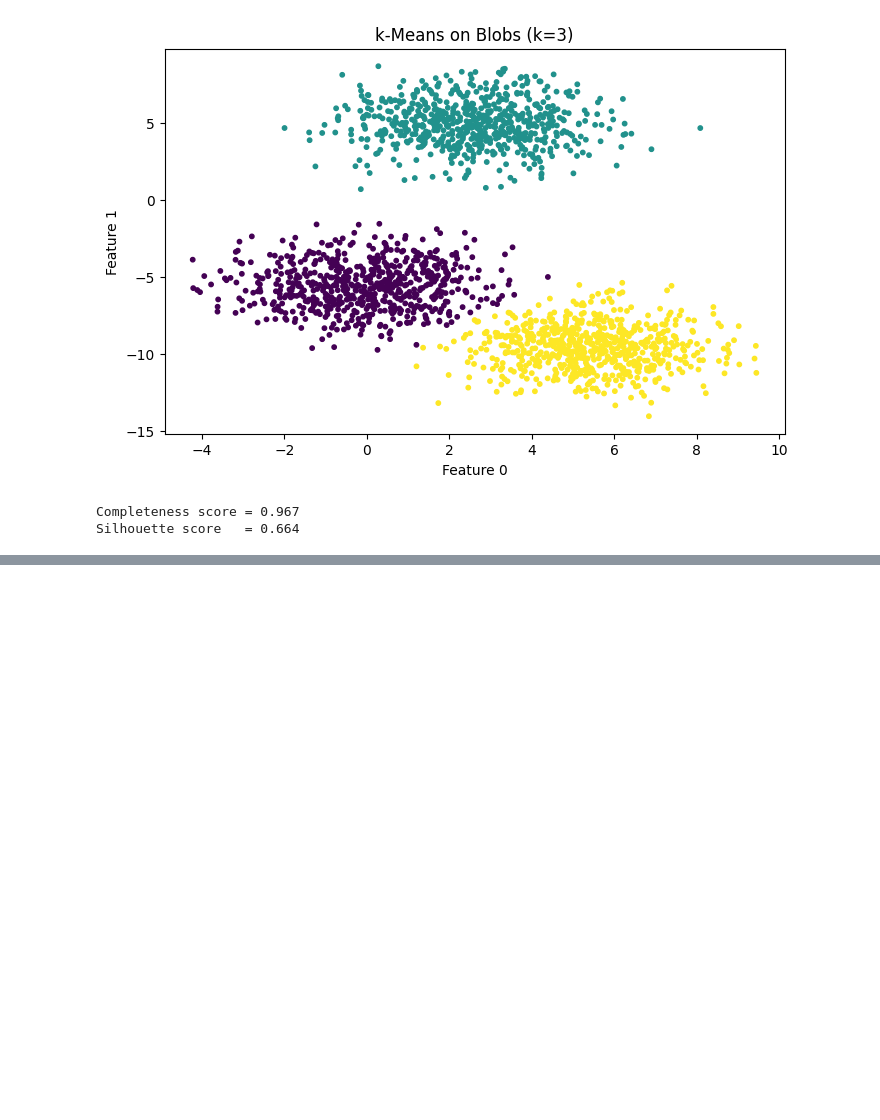
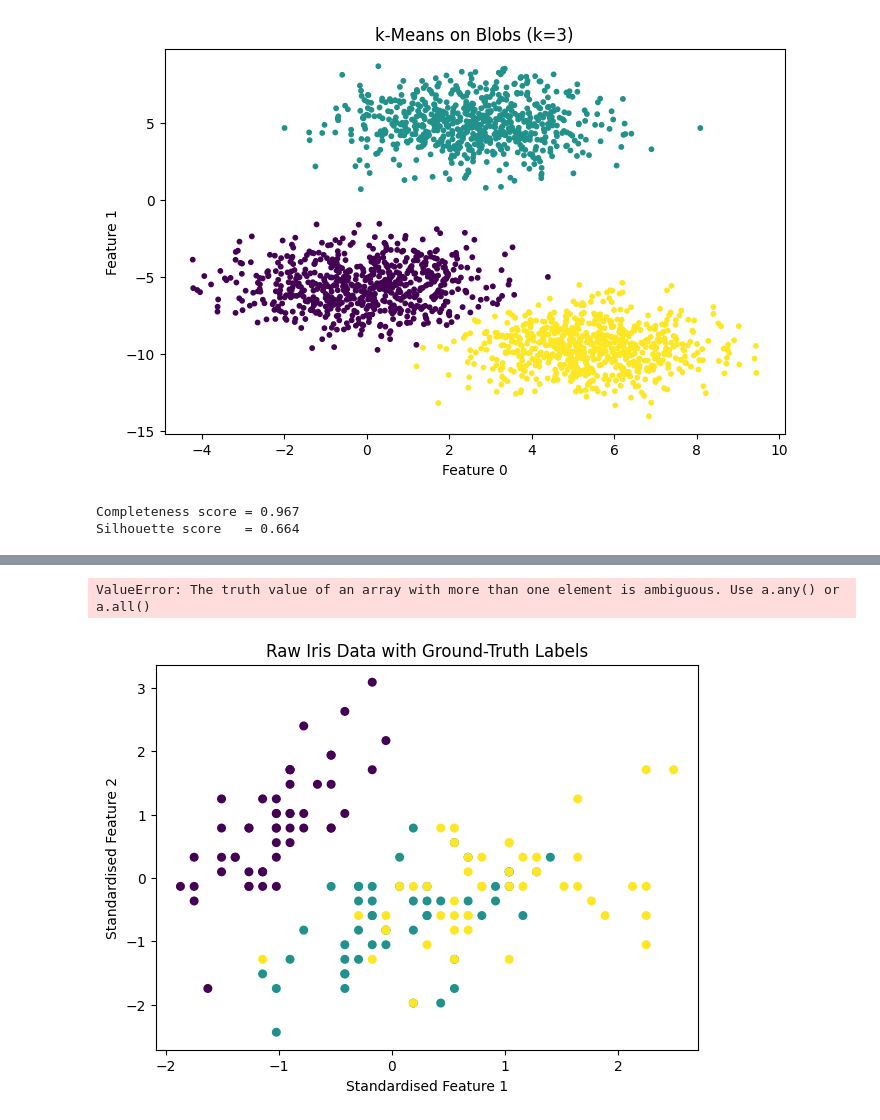
Before and after one commit to sagihaider/ce888, a Jupyter notebook: Week03/Lecture/lec3.ipynb, the cells around one changed output, grey strips where cells are left out. Drawn from its saved outputs; the diff is of its cells as text; code cells hidden in the pictures; blank space fills up the shorter version.

```diff
--- a/Week03/Lecture/lec3.ipynb
+++ b/Week03/Lecture/lec3.ipynb
@@ -67,0 +224,39 @@ Silhouette score   = 0.664
+# %%
+import matplotlib.pyplot as plt
+from sklearn.datasets import load_iris
+from sklearn.preprocessing import StandardScaler
+
+# Load Iris data
+iris = load_iris()
+X = iris.data
+y = iris.target
+target_names = iris.target_names
+
+# Standardise features
+X_std = StandardScaler().fit_transform(X)
+
+# Plot raw data (first two features) with true labels
+plt.figure(figsize=(7, 5))
+scatter = plt.scatter(
+    X_std[:, 0],
+    X_std[:, 1],
+    c=y,
+    s=30
+)
+
+plt.xlabel("Standardised Feature 1")
+plt.ylabel("Standardised Feature 2")
+plt.title("Raw Iris Data with Ground-Truth Labels")
+
+# Legend
+plt.legend(
+    handles=scatter.legend_elements()[0],
+    labels=target_names,
+    title="Class",
+    loc="best"
+)
+
+plt.show()
+# %% [output]
+ValueError: The truth value of an array with more than one element is ambiguous. Use a.any() or a.all()
+[figure, added]
```
Also changed, not shown: parts of 7 cells of this notebook, 14 other files.
